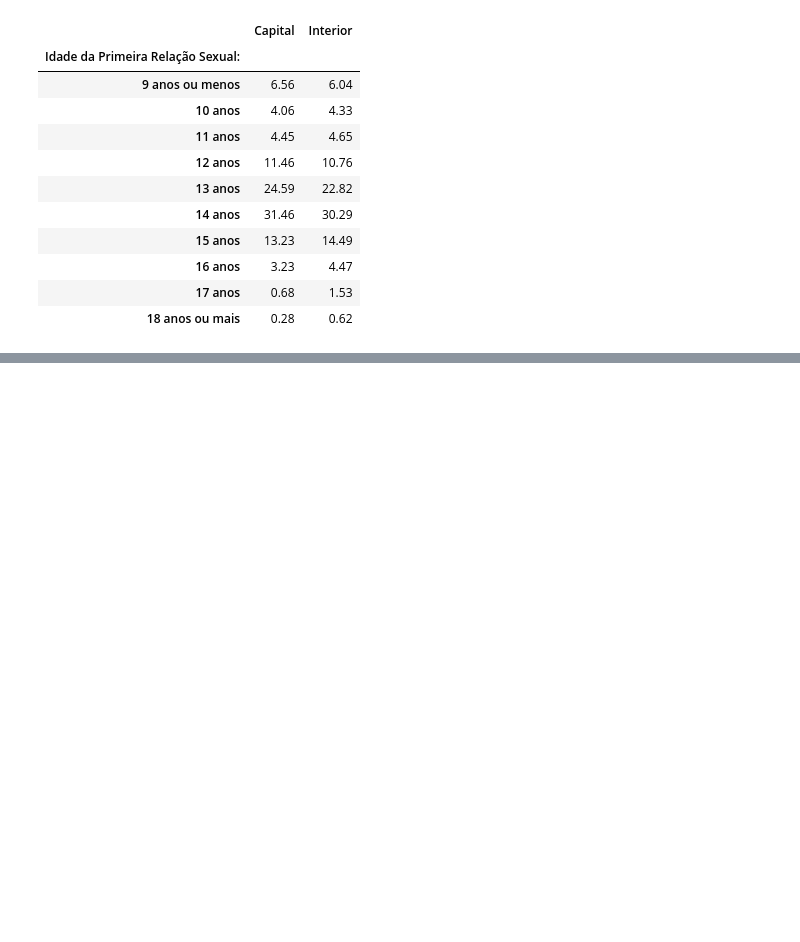
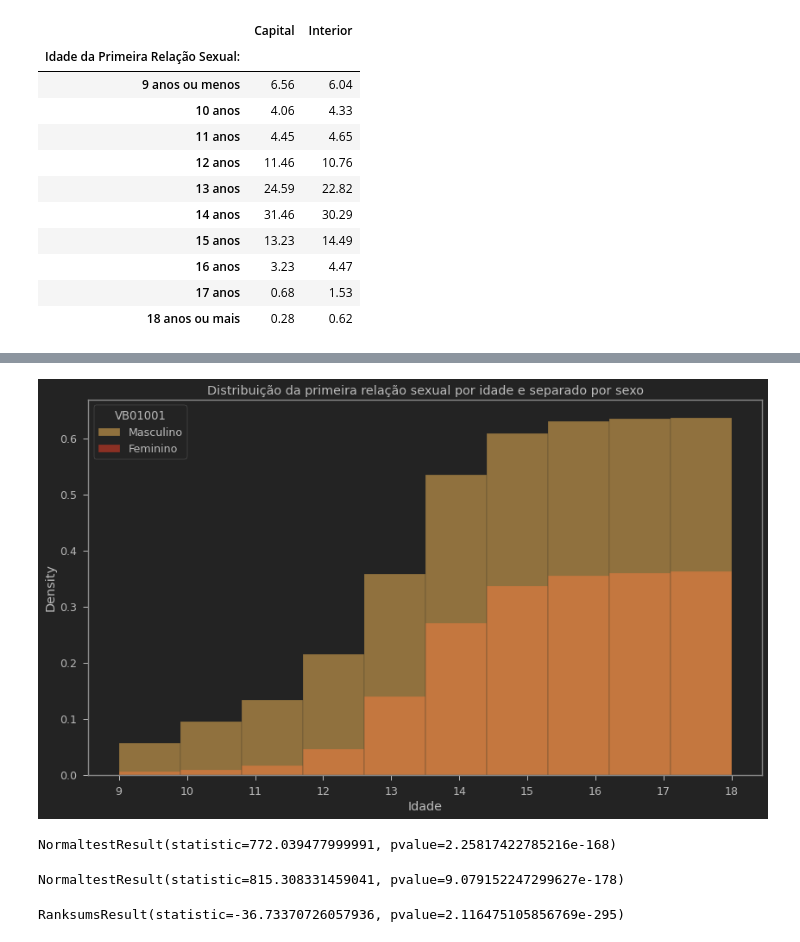
Before and after one commit to Igor-Arantes/Bootcamp-Data-Science-Aplicada, a Jupyter notebook: Igor_Arantes_Desafio_03.ipynb, the cells around one changed output, grey strips where cells are left out. Drawn from its saved outputs; the diff is of its cells as text; code cells hidden in the pictures; blank space fills up the shorter version.

```diff
--- a/Igor_Arantes_Desafio_03.ipynb
+++ b/Igor_Arantes_Desafio_03.ipynb
@@ -90,6 +87,11 @@ tipo_municipio={
 1:'Capital',
 2:'Interior'
 }
+
+sexo={
+1:'Masculino',
+2:'Feminino'
+}
 # %% [markdown]
 ## Exploração inicial dos dados
 # %%
@@ -276,0 +325,16 @@ histplot_segregado(dados[dados['VB08002']!=99][dados['VB08002']!=-1],'VB08002','
+# %%
+histplot_segregado(dados[dados['VB08002']!=99][dados['VB08002']!=-1],'VB08002','VB01001','Distribuição da primeira relação sexual por idade e separado por sexo','Idade',sexo)
+# %% [output]
+[figure, added]
+# %%
+normaltest(dados['VB08002'][dados['VB08002']!=99][dados['VB08002']!=-1][dados['VB01001']==1])
+# %% [output]
+NormaltestResult(statistic=772.039477999991, pvalue=2.25817422785216e-168)
+# %%
+normaltest(dados['VB08002'][dados['VB08002']!=99][dados['VB08002']!=-1][dados['VB01001']==2])
+# %% [output]
+NormaltestResult(statistic=815.308331459041, pvalue=9.079152247299627e-178)
+# %%
+ranksums(dados['VB08002'][dados['VB08002']!=99][dados['VB08002']!=-1][dados['VB01001']==1], dados['VB08002'][dados['VB08002']!=99][dados['VB08002']!=-1][dados['VB01001']==2])
+# %% [output]
+RanksumsResult(statistic=-36.73370726057936, pvalue=2.116475105856769e-295)
```
Also changed, not shown: parts of 11 cells of this notebook.
